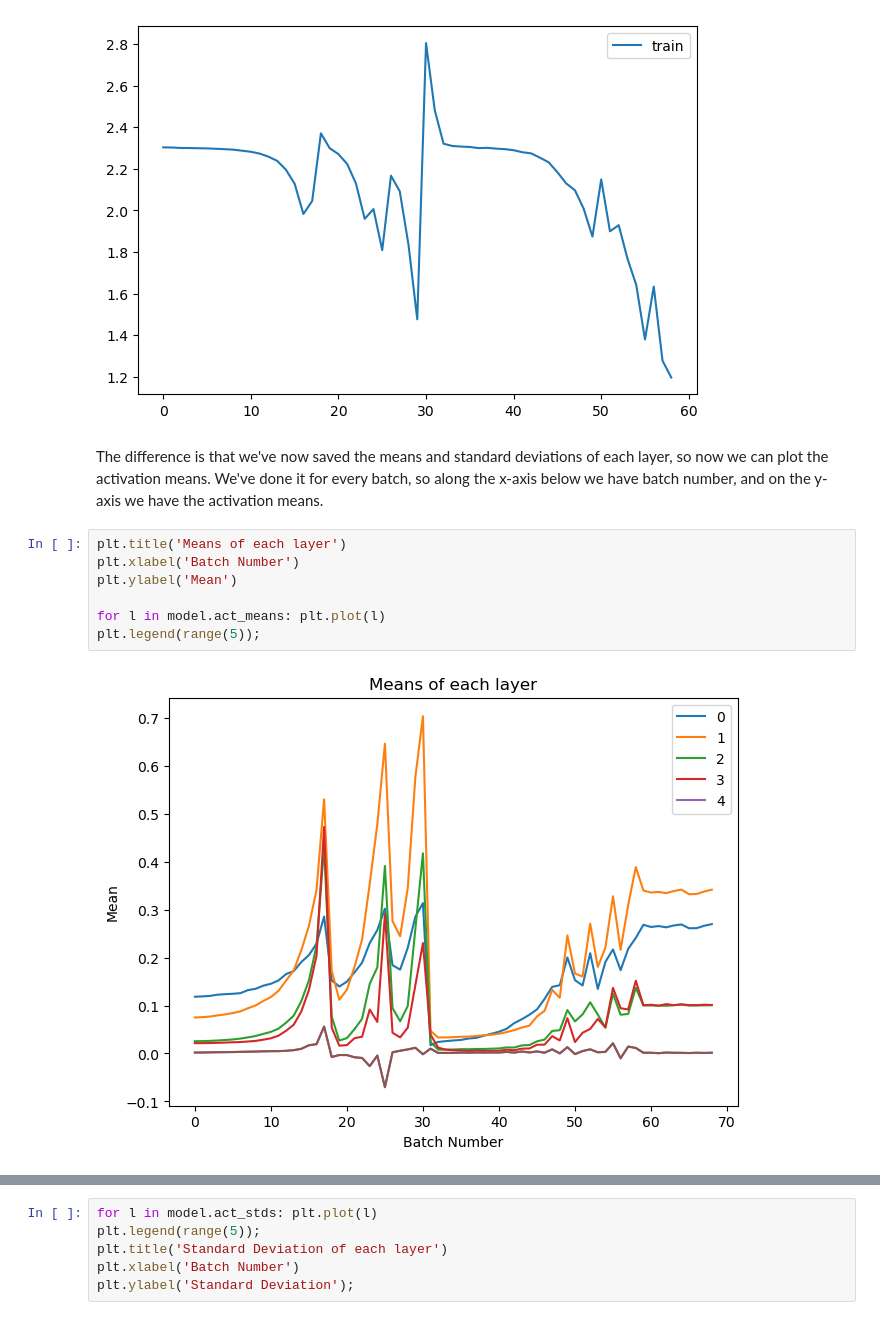
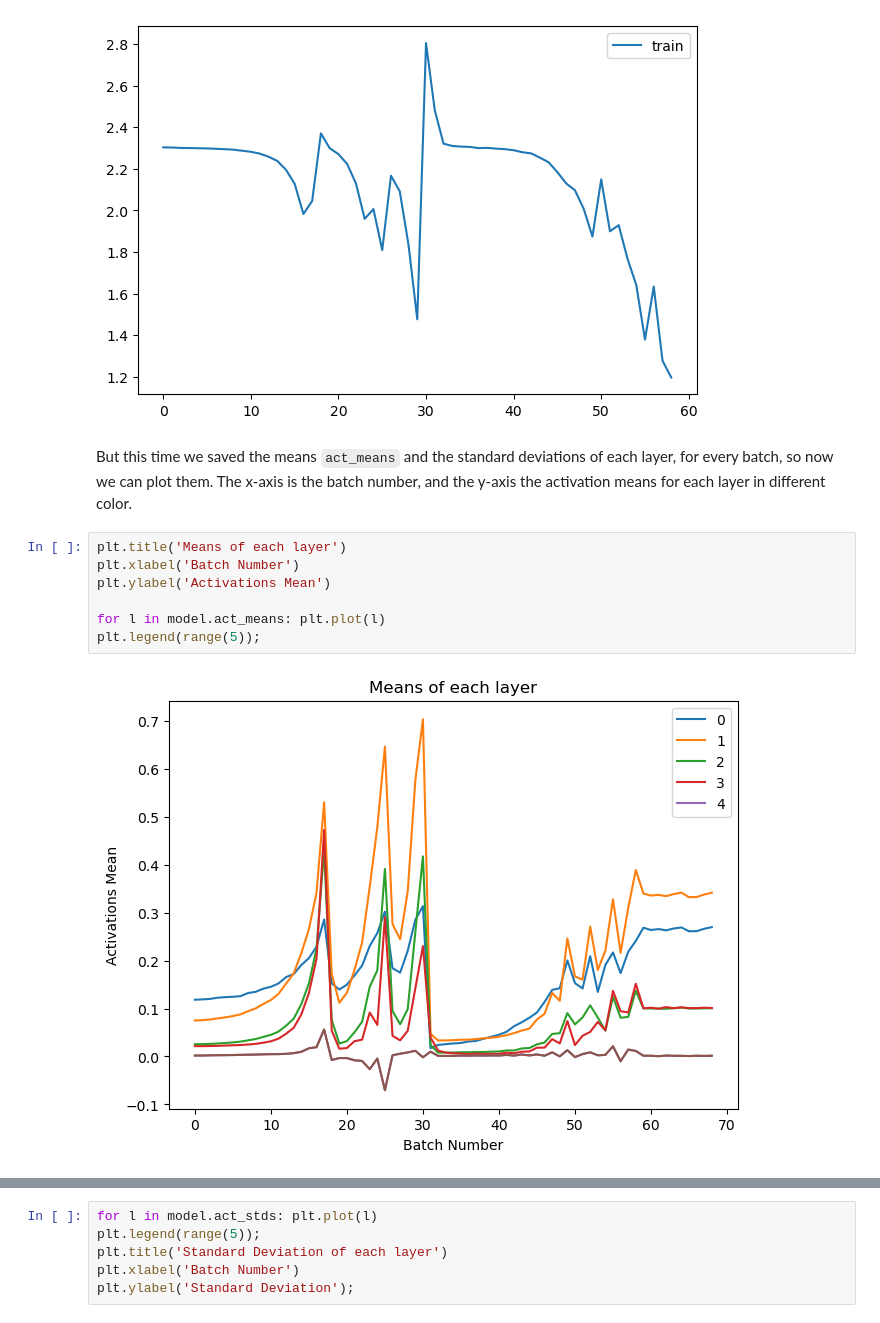
Before and after one commit to gsgbills/course22p2, a Jupyter notebook: nbs/10G_activations.ipynb, the cells around one changed output, grey strips where cells are left out. Cells and saved outputs as stored; diff of their text form.

```diff
--- a/nbs/10G_activations.ipynb
+++ b/nbs/10G_activations.ipynb
@@ -159,18 +152,16 @@ learn = fit(model)
 | 0.228 | 2.129 | 0 | train |
 | 0.356 | 1.821 | 0 | eval |
 [figure]
-# %% [markdown]
-The difference is that we've now saved the means and standard deviations of each layer,
-so now we can plot the activation means.
-We've done it for every batch, so along the x-axis below we have batch number,
-and on the y-axis we have the activation means.
+# %% [markdown]
+But this time we saved the means `act_means` and the standard deviations of each layer, for every batch, so now we can plot them.
+The x-axis is the batch number, and the y-axis the activation means for each layer in different color.
 # %%
 plt.title('Means of each layer')
 plt.xlabel('Batch Number')
-plt.ylabel('Mean')
+plt.ylabel('Activations Mean')
 
 for l in model.act_means: plt.plot(l)
 plt.legend(range(5));
 # %% [output]
-[figure, old version]
+[figure, new version]
 # %% [markdown]
```
Also changed, not shown: parts of 46 cells of this notebook, 2 other files.
